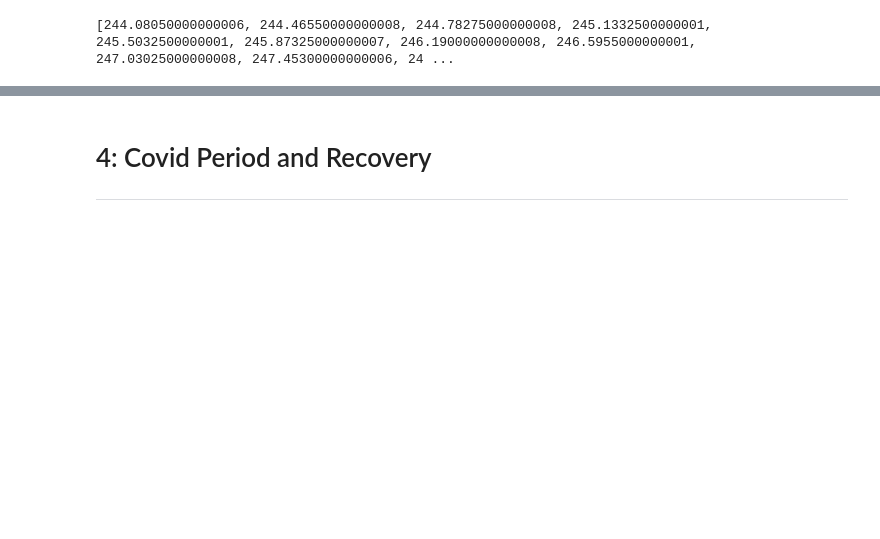
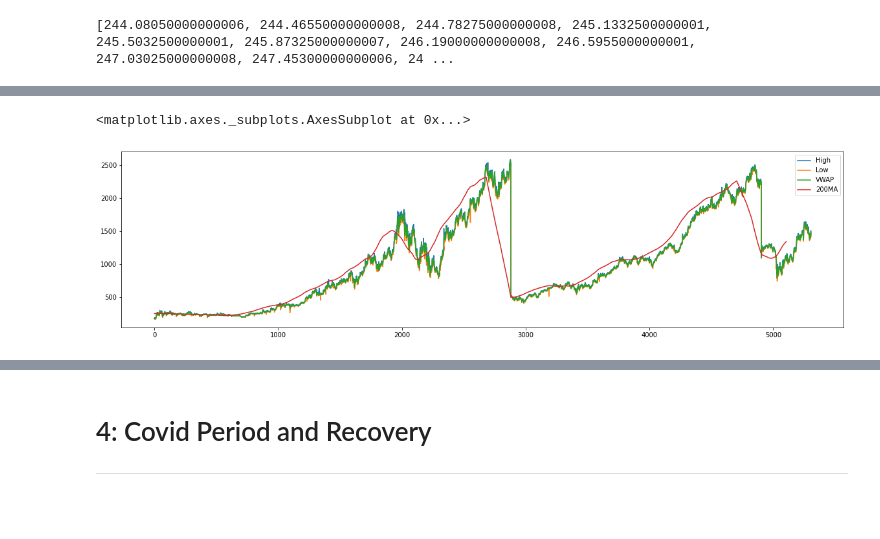
Before and after one commit to hargurjeet/MachineLearning, a Jupyter notebook: Nifty_50_Time_Series_Forecasting.ipynb, the cells around one changed output, grey strips where cells are left out. Cells and saved outputs as stored; diff of their text form; code cells hidden in the pictures; blank space fills up the shorter version.

```diff
--- a/Nifty_50_Time_Series_Forecasting.ipynb
+++ b/Nifty_50_Time_Series_Forecasting.ipynb
@@ -300,0 +329,5 @@ df.head()
+# %%
+df[['High', 'Low','VWAP', '200MA']].plot()
+# %% [output]
+<matplotlib.axes._subplots.AxesSubplot at 0x...>
+[figure, added]
```
Also changed, not shown: parts of 34 cells of this notebook.
